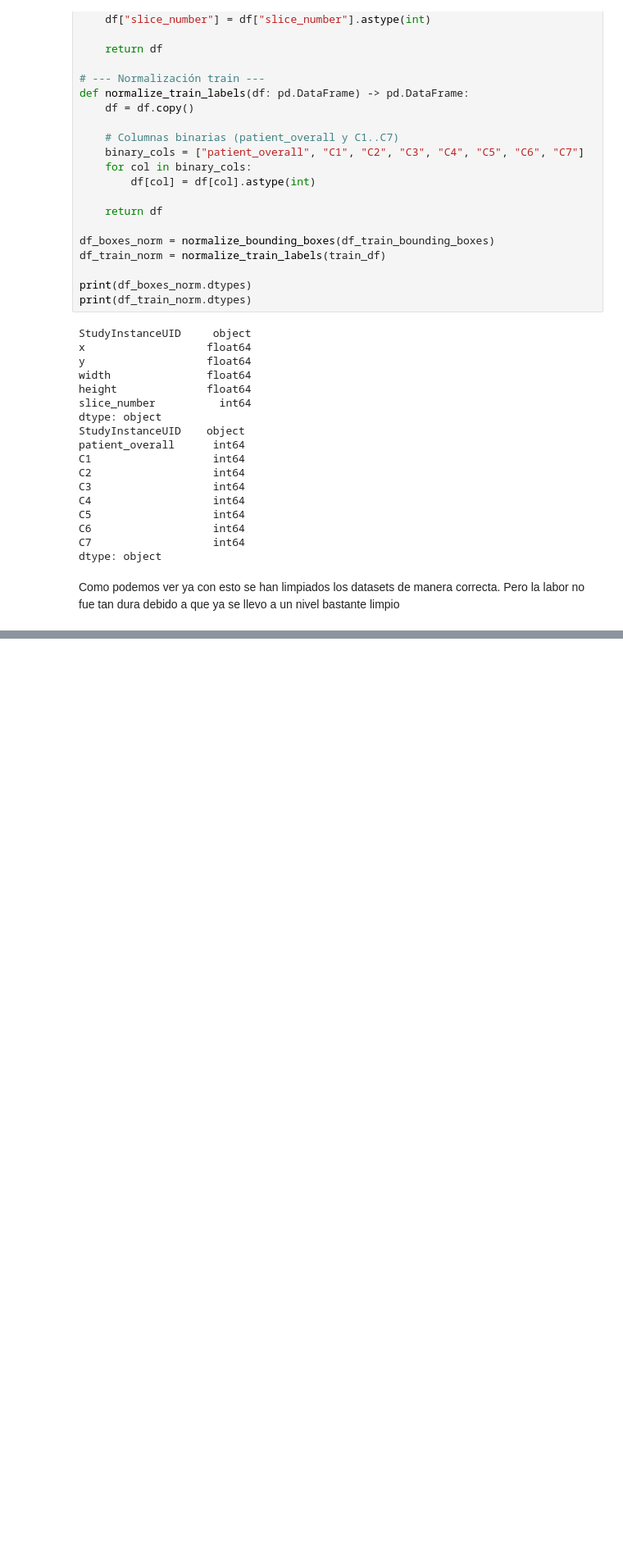
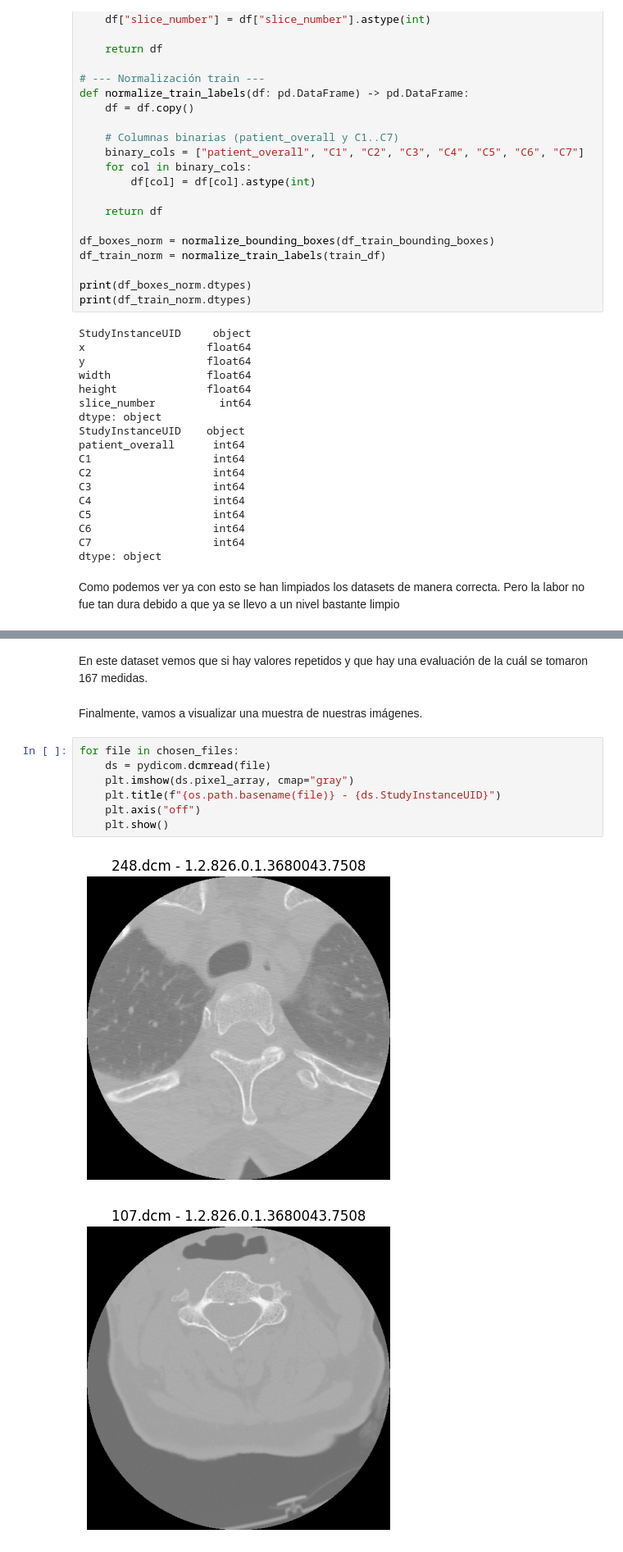
Before and after one commit to G2309/DS_Project2, a Jupyter notebook: datascience-pj2.ipynb, the cells around one changed output, grey strips where cells are left out. Shown at 82% size. Saved outputs shown, nothing was run; the diff lists cells and outputs as text; blank space fills up the shorter version.

```diff
--- a/datascience-pj2.ipynb
+++ b/datascience-pj2.ipynb
@@ -249,0 +474,14 @@ Como podemos ver ya con esto se han limpiados los datasets de manera correcta. P
+# %% [markdown]
+En este dataset vemos que si hay valores repetidos y que hay una evaluación de la cuál se tomaron 167 medidas.
+# %% [markdown]
+Finalmente, vamos a visualizar una muestra de nuestras imágenes.
+# %%
+for file in chosen_files:
+    ds = pydicom.dcmread(file)
+    plt.imshow(ds.pixel_array, cmap="gray")
+    plt.title(f"{os.path.basename(file)} - {ds.StudyInstanceUID}")
+    plt.axis("off")
+    plt.show()
+# %% [output]
+[figure, added]
+[figure, added]
```
Also changed, not shown: parts of 38 cells of this notebook.
